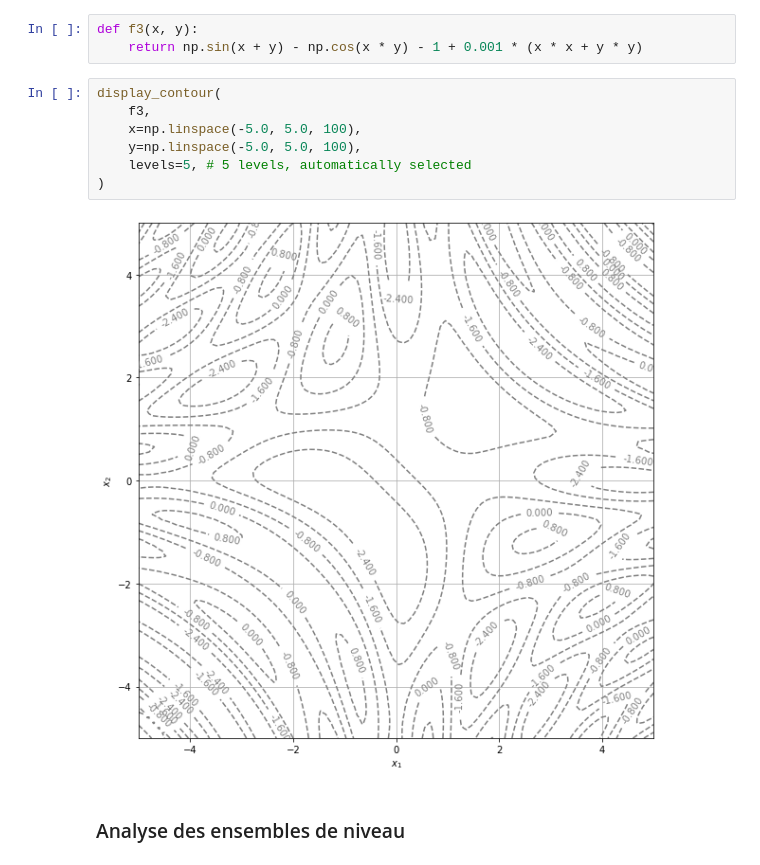
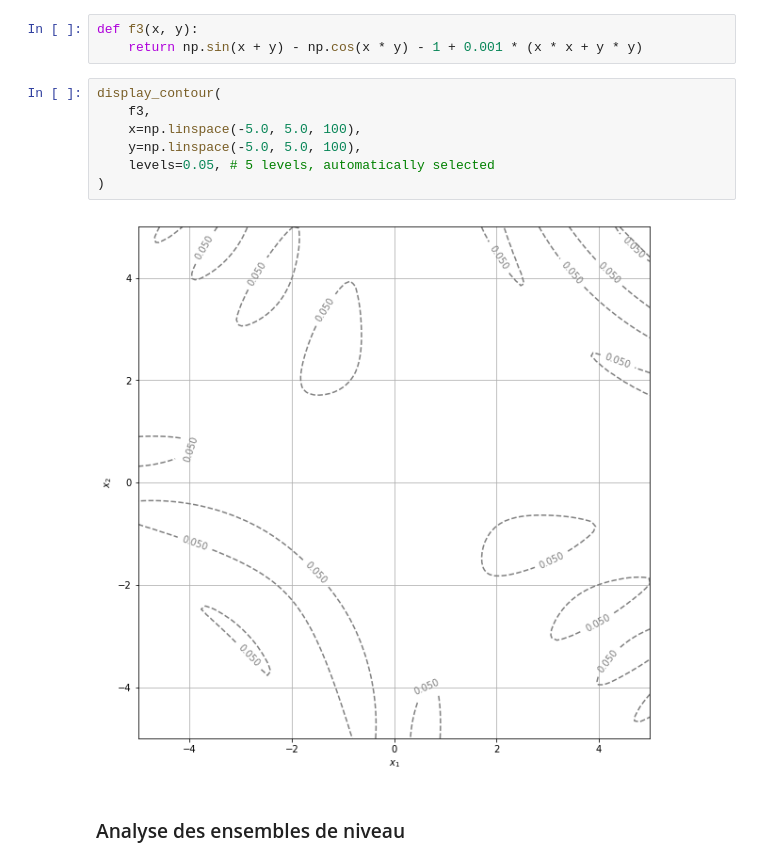
Before and after one commit to ThomasDesproges/cplusplus, a Jupyter notebook: Courbes de niveau - Enoncé.ipynb, the cells around one changed output. Cells and saved outputs as stored; diff of their text form.

```diff
--- a/Courbes de niveau - Enoncé.ipynb
+++ b/Courbes de niveau - Enoncé.ipynb
@@ -188,12 +188,12 @@ def f3(x, y):
 # %%
 display_contour(
     f3,
     x=np.linspace(-5.0, 5.0, 100),
     y=np.linspace(-5.0, 5.0, 100),
-    levels=5, # 5 levels, automatically selected
+    levels=0.05, # 5 levels, automatically selected
 )
 # %% [output]
-[figure, old version]
+[figure, new version]
 # %% [markdown]
 ### Analyse des ensembles de niveau
 # %% [markdown]
```
Also changed, not shown: parts of 4 cells of this notebook.
